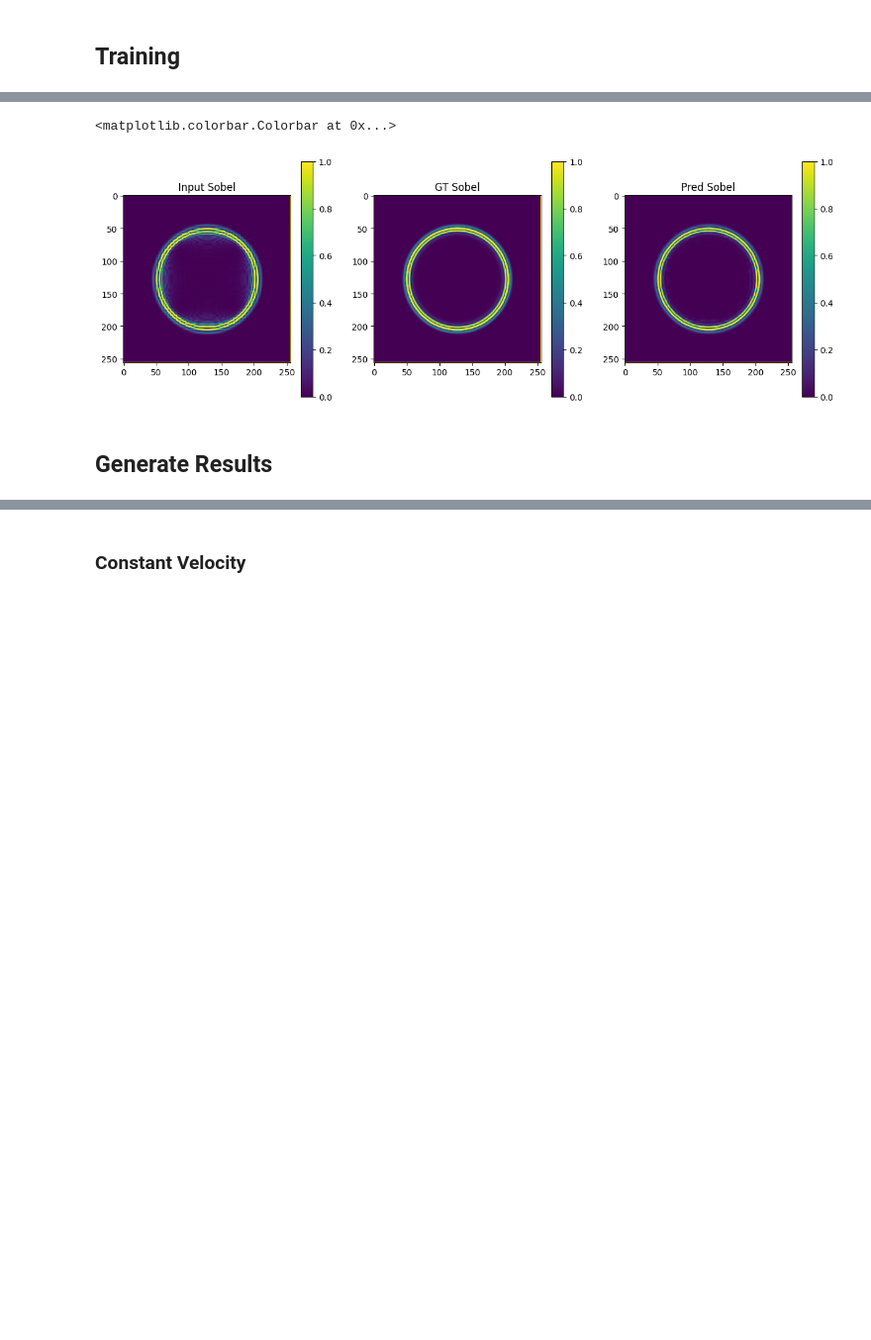
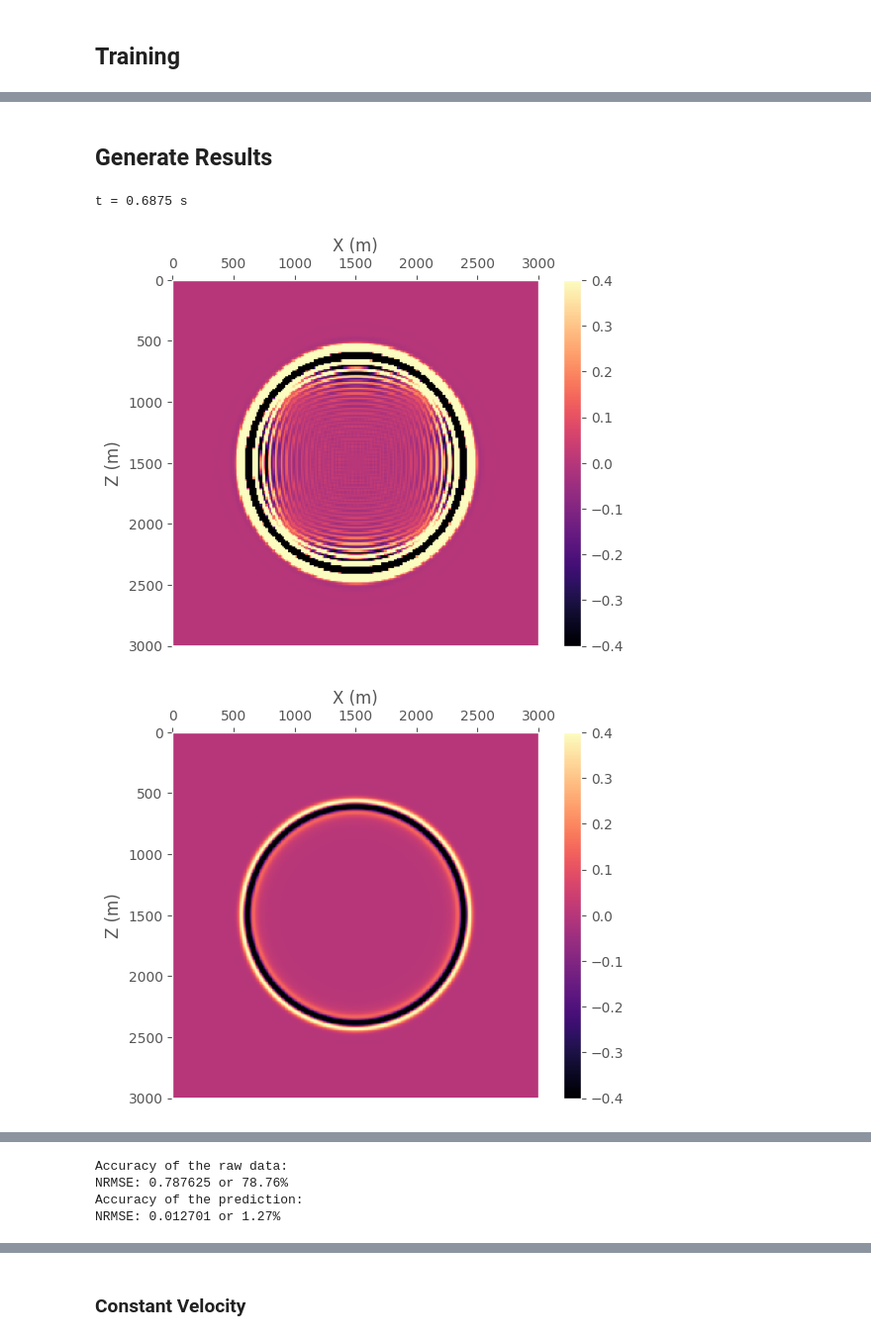
Before and after one commit to antoniomedeiros1/acwv-postprocessing, a Jupyter notebook: notebooks/main.ipynb, the cells around one changed output, grey strips where cells are left out. Shown: that part at 99% size. Drawn from its saved outputs; the diff is of its cells as text; code cells hidden in the pictures; blank space fills up the shorter version.

```diff
--- a/notebooks/main.ipynb
+++ b/notebooks/main.ipynb
@@ -483,30 +460,32 @@ plt.show()
 # %%
-# Before Sobel operation
-def normalize_wavefield(wavefield):
-    return (wavefield - tf.reduce_min(wavefield)) / \
-           (tf.reduce_max(wavefield) - tf.reduce_min(wavefield))
+# file = 'output_data_0_250.vti'
 
-inp_norm = normalize_wavefield(inp)
-re_norm = normalize_wavefield(re)
-pred_norm = normalize_wavefield(prediction)
+# inp, re = load(f'{dir}/coarse_grid/{file}', f'{dir}/refined_grid/{file}')
 
-plt.figure(figsize=(15,5))
-plt.subplot(1,3,1); plt.imshow((sobel_operator(inp_norm[tf.newaxis]) * 5.0)[0,...,0],
-                    vmin=0, vmax=1, cmap='viridis')
-plt.title('Input Sobel')
-plt.colorbar()
+# prediction = generator(inp[tf.newaxis, ...], training=True)[0]
 
-plt.subplot(1,3,2); plt.imshow((sobel_operator(re_norm[tf.newaxis])* 5.0)[0,...,0],
-                    vmin=0, vmax=1, cmap='viridis')
-plt.title('GT Sobel')
-plt.colorbar()
+# def normalize_wavefield(wavefield):
+#     return (wavefield - tf.reduce_min(wavefield)) / \
+#            (tf.reduce_max(wavefield) - tf.reduce_min(wavefield))
 
-plt.subplot(1,3,3); plt.imshow((sobel_operator(pred_norm[tf.newaxis])* 5.0)[0,...,0],
-                    vmin=0, vmax=1, cmap='viridis')
-plt.title('Pred Sobel')
-plt.colorbar()
+# inp_norm = normalize_wavefield(inp)
+# re_norm = normalize_wavefield(re)
+# pred_norm = normalize_wavefield(prediction)
+
+# plt.figure(figsize=(15,5))
+# plt.subplot(1,3,1); plt.imshow((sobel_operator(inp_norm[tf.newaxis]) * 5.0)[0,...,0],
+#                     vmin=0, vmax=1, cmap='viridis')
+# plt.title('Input Sobel')
+# plt.colorbar()
+
+# plt.subplot(1,3,2); plt.imshow((sobel_operator(re_norm[tf.newaxis])* 5.0)[0,...,0],
+#                     vmin=0, vmax=1, cmap='viridis')
+# plt.title('GT Sobel')
+# plt.colorbar()
+
+# plt.subplot(1,3,3); plt.imshow((sobel_operator(pred_norm[tf.newaxis])* 5.0)[0,...,0],
+#                     vmin=0, vmax=1, cmap='viridis')
+# plt.title('Pred Sobel')
+# plt.colorbar()
-# %% [output]
-<matplotlib.colorbar.Colorbar at 0x...>
-[figure, removed]
 # %% [markdown]
 ## Generate Results
@@ -512,0 +533,28 @@ plt.colorbar()
+# %%
+k = 250
+t = k * 0.00025 * 11
+vel_model = 'constant_vel'
+
+raw = f'../sample/{vel_model}/coarse_grid/output_data_0_{k}.vti'
+target = f'../sample/{vel_model}/refined_grid/output_data_0_{k}.vti'
+
+inp, re = load(raw, target)
+prediction = generator(inp[tf.newaxis, ...], training=True)[0]
+
+print(f"t = {t} s")
+
+plot_result(inp)
+plot_result(re)
+plot_result(prediction)
+
+plot_result(prediction - re)
+
+print("Accuracy of the raw data:")
+calculate_accuracy(inp, re)
+
+print("Accuracy of the prediction:")
+calculate_accuracy(prediction, re)
+# %% [output]
+t = 0.6875 s
+[figure, added]
+[figure, added]
@@ -512,0 +563,4 @@ plt.colorbar()
+Accuracy of the raw data:
+NRMSE: 0.787625 or 78.76%
+Accuracy of the prediction:
+NRMSE: 0.012701 or 1.27%
```
Also changed, not shown: parts of 21 cells of this notebook, 1 other file.
